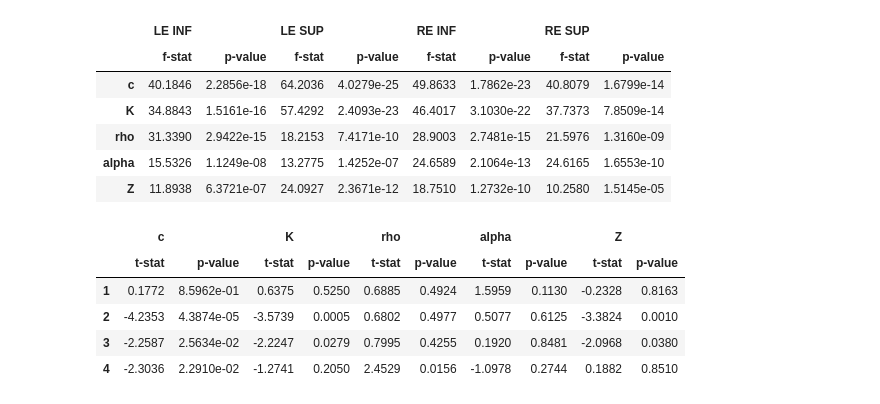
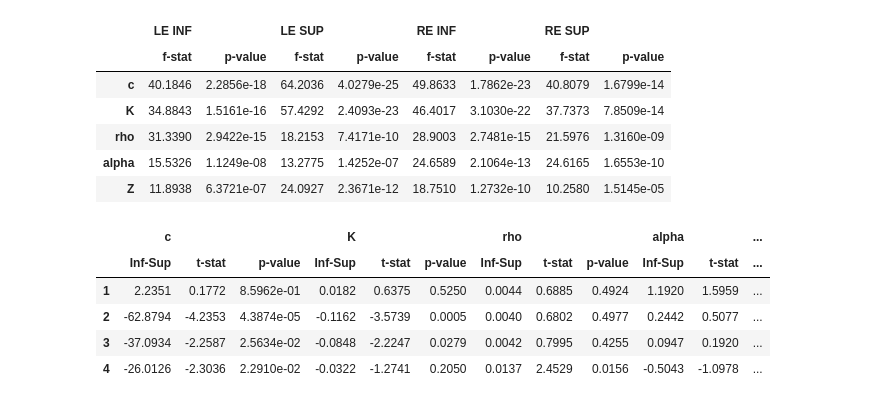
Before and after one commit to cameronhoerig/Riverside, a Jupyter notebook: SAM_Layering/QAM_Only_Hoang_Spreadsheet/QAM_Results_All_Eyes.ipynb, the cells around one changed output. Drawn from its saved outputs; the diff is of its cells as text; code cells hidden in the pictures.

```diff
--- a/SAM_Layering/QAM_Only_Hoang_Spreadsheet/QAM_Results_All_Eyes.ipynb
+++ b/SAM_Layering/QAM_Only_Hoang_Spreadsheet/QAM_Results_All_Eyes.ipynb
@@ -7,6 +7,8 @@ import scipy.stats as stats
 import scipy
 from sklearn.metrics import r2_score
 from sklearn.linear_model import LinearRegression
+from IPython.display import display
+import matplotlib.colors as mcolors
 
 %matplotlib inline
 
@@ -25,7 +27,8 @@ in_data.drop('absref',inplace=True,axis=1) # No need for the absolute refractive
 in_data = in_data[in_data['ROI'] >= 0.2]
 
 # Add a column to bin the ROIs
-in_data['roi_bin'] = pd.cut(in_data['ROI'],[0.2,0.8, 1.4, 2, 2.6, 3.2, 3.8, 4.4, 10],labels=['0.2-0.8','0.8-1.4','1.4-2','2-2.6','2.6-3.2','3.2-3.8','3.8-4.4','4.4+'])
+#in_data['roi_bin'] = pd.cut(in_data['ROI'],[0.2,0.8, 1.4, 2, 2.6, 3.2, 3.8, 4.4, 10],labels=['0.2-0.8','0.8-1.4','1.4-2','2-2.6','2.6-3.2','3.2-3.8','3.8-4.4','4.4+'])
+in_data['roi_bin'] = pd.cut(in_data['ROI'],[0.2,0.8, 1.4, 2, 2.6, 3.2, 10],labels=['0.2-0.8','0.8-1.4','1.4-2','2-2.6','2.6-3.2','3.2+'])
 
 in_data.head()
 # %% [output]
@@ -105,6 +108,9 @@ re_data.groupby('bin').mean().plot.line(y='Z',ax=ax,color='red',label='RE')
 # Start comparing the parameter values. First, Inf vs Sup
 param_list = ['c','K','rho','alpha','Z'] # List of parameters for comparison
 num_param = len(param_list)
+
+this_fig,this_ax = plt.subplots(1,num_param,figsize=((3*num_param),5))
+this_ax = this_ax.ravel()
 
 # First, for all eyes, compare parameters in Inf vs Sup
 inf_data = in_data[in_data['Region'] == 'INF']
@@ -118,7 +124,17 @@ for pp in range(num_param):
     this_diff = inf_data[this_param].mean() - sup_data[this_param].mean()
     param_diff[pp,:] = [this_diff,this_t,this_p]
 
+    p_x = [this_param, this_param]
+    p_y = [inf_data[this_param].mean(), sup_data[this_param].mean()]
+    p_err = [inf_data[this_param].std(), sup_data[this_param].std()]
+
+    b_width = 0.35
+    this_ax[pp].bar(x=-b_width/2,height=p_y[0],width=b_width,label='Inf',yerr=p_err[0],color='tab:blue')
+    this_ax[pp].bar(x=+b_width/2,height=p_y[1],width=b_width,label='Sup',yerr=p_err[1],color='tab:orange')
+    this_ax[pp].set_xlabel(this_param)
+
+this_ax[-1].legend(loc='center right')
 # Create a DataFrame from the t-test results
 this_df = pd.DataFrame(param_diff,columns=['Diff (Inf-Sup)','t-values','p-values'],index=param_list)
-print(this_df)
+display(this_df)
 # %% [output]
@@ -213,13 +282,29 @@ full_df
 
 fstats_all = np.zeros((num_param,2))
 
+layer_fig, layer_ax = plt.subplots(1,num_param,figsize=((3*num_param,5)))
+b_width = 0.35/4
+p_x = [-3*b_width/2, -b_width/2, b_width/2, 3*b_width/2]
+
+color_list = ['tab:blue','tab:orange','tab:purple','tab:olive']
+
 for pp, this_param in enumerate(param_list):
     this_fstat, this_p = scipy.stats.f_oneway(in_data[this_param][in_data['Layer'] == 1],
             in_data[this_param][in_data['Layer'] == 2],
             in_data[this_param][in_data['Layer'] == 3],
             in_data[this_param][in_data['Layer'] == 4])
 
+    for ii in range(4):
+        this_data = in_data[this_param][in_data['Layer'] == (ii+1)]
+        p_y = this_data.mean()
+        p_err = this_data.std()
+        layer_ax[pp].bar(x=p_x[ii],height=p_y,width=b_width,label=f'Layer {ii+1}',color=color_list[ii])
+
+    layer_ax[pp].set_xlabel(this_param)
+
     fstats_all[pp,:] = this_fstat, this_p
+
+layer_ax[-1].legend(loc='center right')
 
 fstats_all_df = pd.DataFrame(fstats_all,columns=['f-stat','p-value'],index=param_list)
 fstats_all_df
@@ -332,34 +418,35 @@ fstats_lere_reg_df
 # %%
 # The ANOVA for each case indicates that parameters in at least one of the layers has a different mean value when compared to the other layers for all parameters
 # Now, compare the Inf/Sup values in each layer over all eyes, intra-eye (LE/RE), and inter-eye (LE-RE)
 
 # First, over all eyes
 num_layers = 4
 layer_diff = {} # Going to make use of dictionary
 
 for pp, this_param in enumerate(param_list):
-    temp_diff_mat = np.zeros((num_layers,2))
+    temp_diff_mat = np.zeros((num_layers,3))
     for ll in range(num_layers):
         this_inf_data = inf_data[inf_data['Layer'] == (ll+1)][this_param]
         this_sup_data = sup_data[sup_data['Layer'] == (ll+1)][this_param]
         this_t, this_p = scipy.stats.ttest_ind(this_inf_data,this_sup_data)
-        temp_diff_mat[ll,:] = [this_t,this_p]
+        this_diff = this_inf_data.mean() - this_sup_data.mean()
+        temp_diff_mat[ll,:] = [this_diff,this_t,this_p]
 
     layer_diff[this_param] = temp_diff_mat.copy()
 
 # Create a DataFrame for each entry in the layer_diff dictionary, then concatenate all to concisely summarize
 df_list = []
 for pp, this_param in enumerate(param_list):
-    this_df = pd.DataFrame(layer_diff[this_param],columns=['t-stat','p-value'],index=[1,2,3,4])
+    this_df = pd.DataFrame(layer_diff[this_param],columns=['Inf-Sup','t-stat','p-value'],index=[1,2,3,4])
     this_df.columns = pd.MultiIndex.from_product([[this_param], this_df.columns])
     df_list.append(this_df)
 
 full_df = pd.concat(df_list,axis=1)
 full_df
 # %% [output]
-|  | c |  | K |  | rho |  | alpha |  | Z |  |
-|  | t-stat | p-value | t-stat | p-value | t-stat | p-value | t-stat | p-value | t-stat | p-value |
-| 1 | 0.1772 | 8.5962e-01 | 0.6375 | 0.5250 | 0.6885 | 0.4924 | 1.5959 | 0.1130 | -0.2328 | 0.8163 |
-| 2 | -4.2353 | 4.3874e-05 | -3.5739 | 0.0005 | 0.6802 | 0.4977 | 0.5077 | 0.6125 | -3.3824 | 0.0010 |
-| 3 | -2.2587 | 2.5634e-02 | -2.2247 | 0.0279 | 0.7995 | 0.4255 | 0.1920 | 0.8481 | -2.0968 | 0.0380 |
-| 4 | -2.3036 | 2.2910e-02 | -1.2741 | 0.2050 | 2.4529 | 0.0156 | -1.0978 | 0.2744 | 0.1882 | 0.8510 |
+|  | c |  |  | K |  |  | rho |  |  | alpha |  | ... |
+|  | Inf-Sup | t-stat | p-value | Inf-Sup | t-stat | p-value | Inf-Sup | t-stat | p-value | Inf-Sup | t-stat | ... |
+| 1 | 2.2351 | 0.1772 | 8.5962e-01 | 0.0182 | 0.6375 | 0.5250 | 0.0044 | 0.6885 | 0.4924 | 1.1920 | 1.5959 | ... |
+| 2 | -62.8794 | -4.2353 | 4.3874e-05 | -0.1162 | -3.5739 | 0.0005 | 0.0040 | 0.6802 | 0.4977 | 0.2442 | 0.5077 | ... |
+| 3 | -37.0934 | -2.2587 | 2.5634e-02 | -0.0848 | -2.2247 | 0.0279 | 0.0042 | 0.7995 | 0.4255 | 0.0947 | 0.1920 | ... |
+| 4 | -26.0126 | -2.3036 | 2.2910e-02 | -0.0322 | -1.2741 | 0.2050 | 0.0137 | 2.4529 | 0.0156 | -0.5043 | -1.0978 | ... |
```
Also changed, not shown: parts of 17 cells of this notebook.
